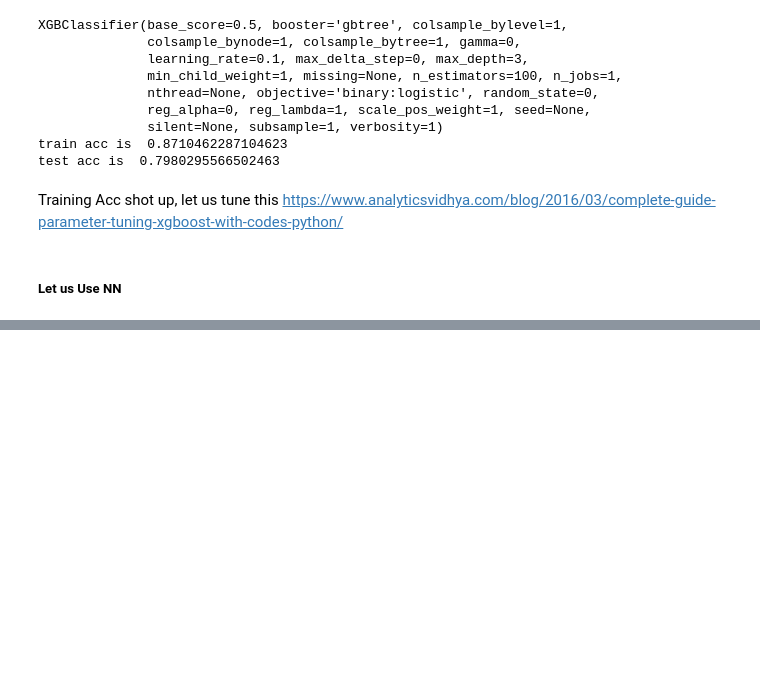
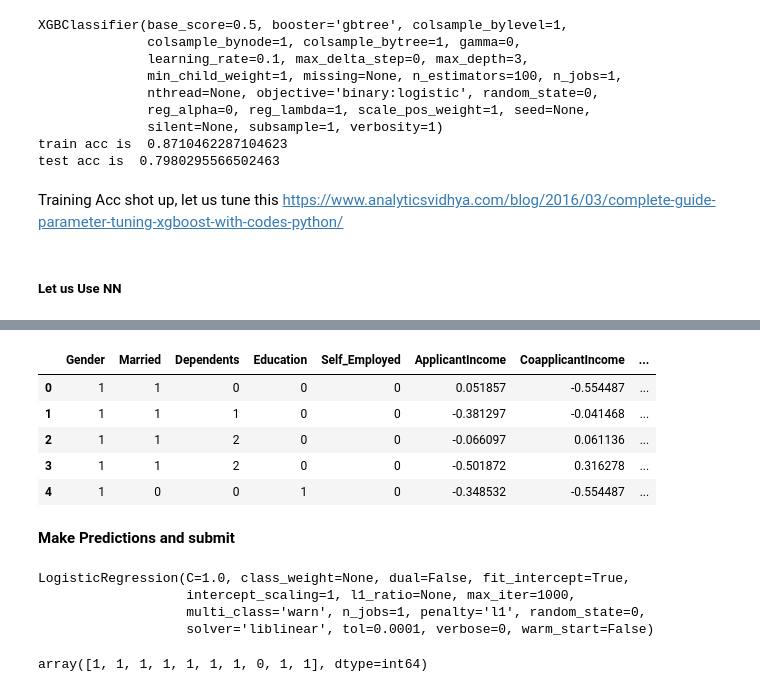
Before and after one commit to Dalakoti07/practisingAI, a Jupyter notebook: Loan Predictions/LoanPredictions End To End.ipynb, the cells around one changed output, grey strips where cells are left out. Cells and saved outputs as stored; diff of their text form; code cells hidden in the pictures; blank space fills up the shorter version.

```diff
--- a/Loan Predictions/LoanPredictions End To End.ipynb
+++ b/Loan Predictions/LoanPredictions End To End.ipynb
@@ -500,0 +721,11 @@ Training Acc shot up, let us tune this https://www.analyticsvidhya.com/blog/2016
+# %%
+test_ppd=preprocessTest(test)
+# %%
+test_ppd.head()
+# %% [output]
+|  | Gender | Married | Dependents | Education | Self_Employed | ApplicantIncome | CoapplicantIncome | ... |
+| 0 | 1 | 1 | 0 | 0 | 0 | 0.051857 | -0.554487 | ... |
+| 1 | 1 | 1 | 1 | 0 | 0 | -0.381297 | -0.041468 | ... |
+| 2 | 1 | 1 | 2 | 0 | 0 | -0.066097 | 0.061136 | ... |
+| 3 | 1 | 1 | 2 | 0 | 0 | -0.501872 | 0.316278 | ... |
+| 4 | 1 | 0 | 0 | 1 | 0 | -0.348532 | -0.554487 | ... |
@@ -500,0 +734,9 @@ Training Acc shot up, let us tune this https://www.analyticsvidhya.com/blog/2016
+# %% [markdown]
+**Make Predictions and submit**
+# %%
+print(clf_lr)
+# %% [output]
+LogisticRegression(C=1.0, class_weight=None, dual=False, fit_intercept=True,
+                   intercept_scaling=1, l1_ratio=None, max_iter=1000,
+                   multi_class='warn', n_jobs=1, penalty='l1', random_state=0,
+                   solver='liblinear', tol=0.0001, verbose=0, warm_start=False)
@@ -500,0 +745,4 @@ Training Acc shot up, let us tune this https://www.analyticsvidhya.com/blog/2016
+# %%
+submit_preds[:10]
+# %% [output]
+array([1, 1, 1, 1, 1, 1, 1, 0, 1, 1], dtype=int64)
```
Also changed, not shown: parts of 31 cells of this notebook, 2 other files.
